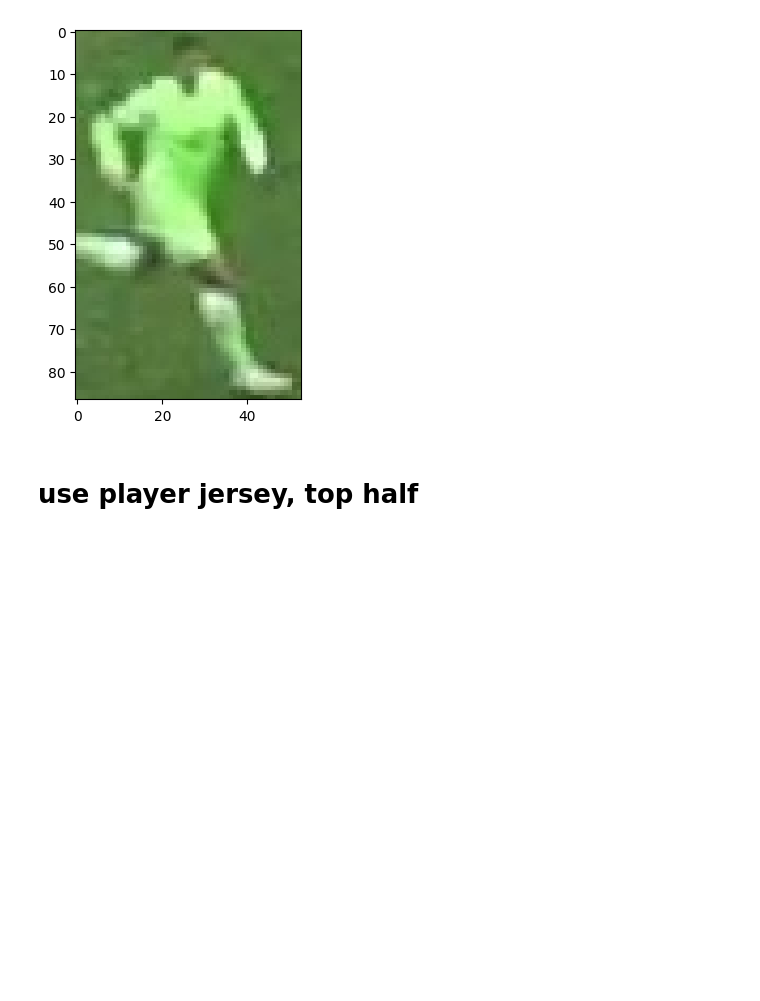
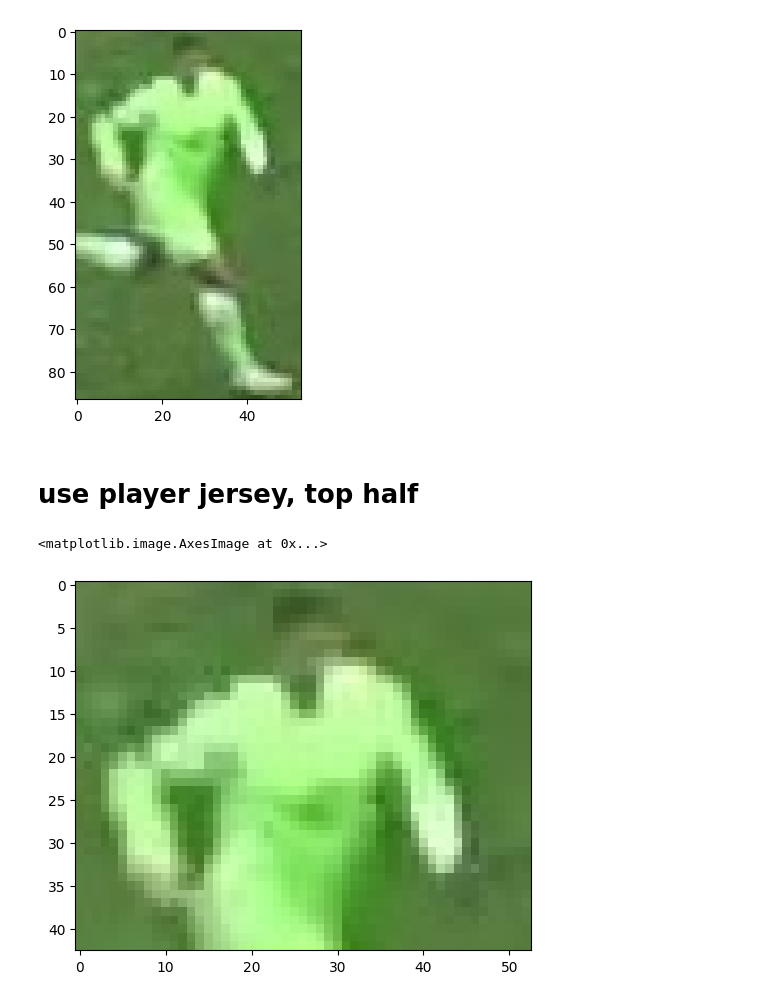
Before and after one commit to nsyed1/opencv-football, a Jupyter notebook: development_and_analysis/color_assignment.ipynb, the cells around one changed output. Drawn from its saved outputs; the diff is of its cells as text; code cells hidden in the pictures; blank space fills up the shorter version.

```diff
--- a/development_and_analysis/color_assignment.ipynb
+++ b/development_and_analysis/color_assignment.ipynb
@@ -15,4 +16,7 @@ plt.show()
 # use player jersey, top half
 # %%
 top_half_image = image[0: int(image.shape[0]/2), :]
-plt.imshow()
+plt.imshow(top_half_image)
+# %% [output]
+<matplotlib.image.AxesImage at 0x...>
+[figure, added]
```
Also changed, not shown: parts of 8 cells of this notebook.
